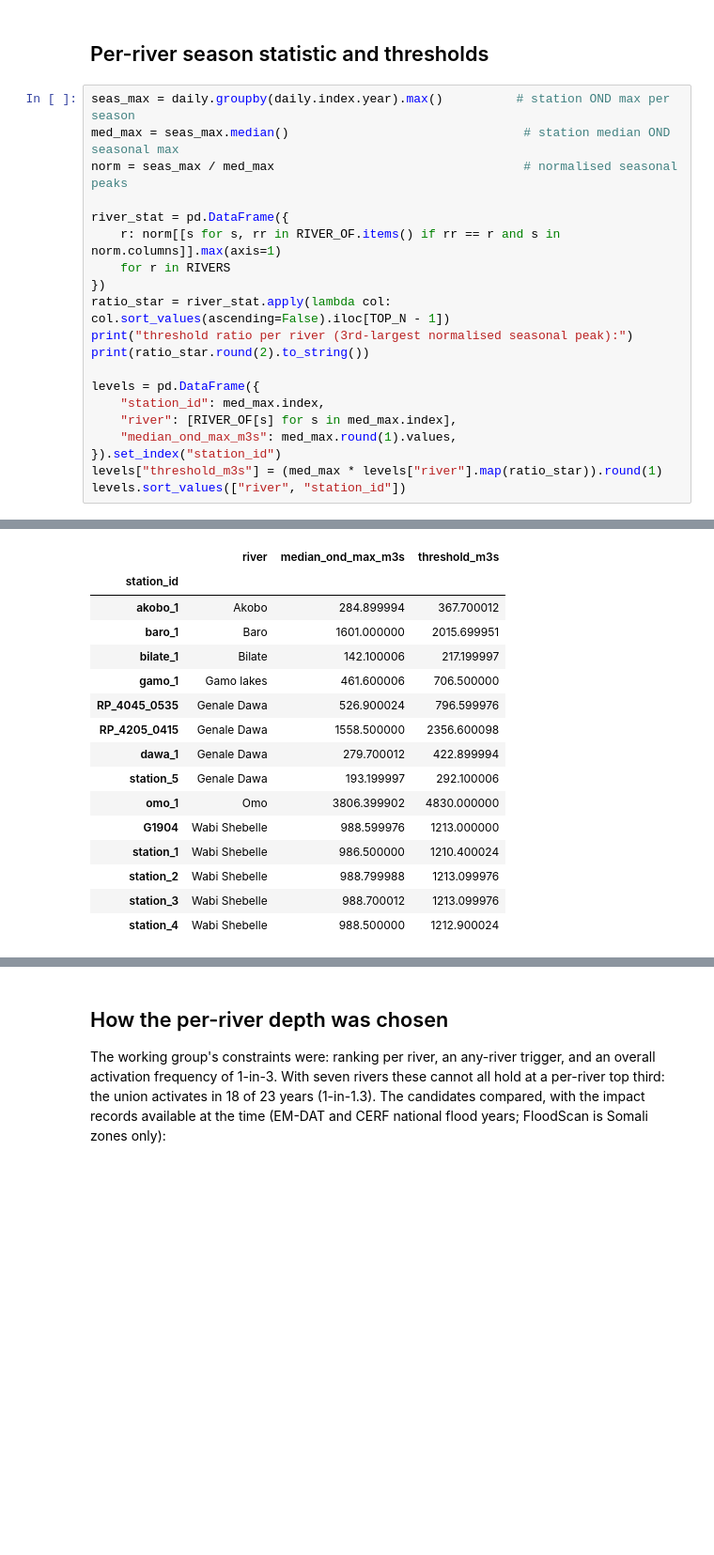
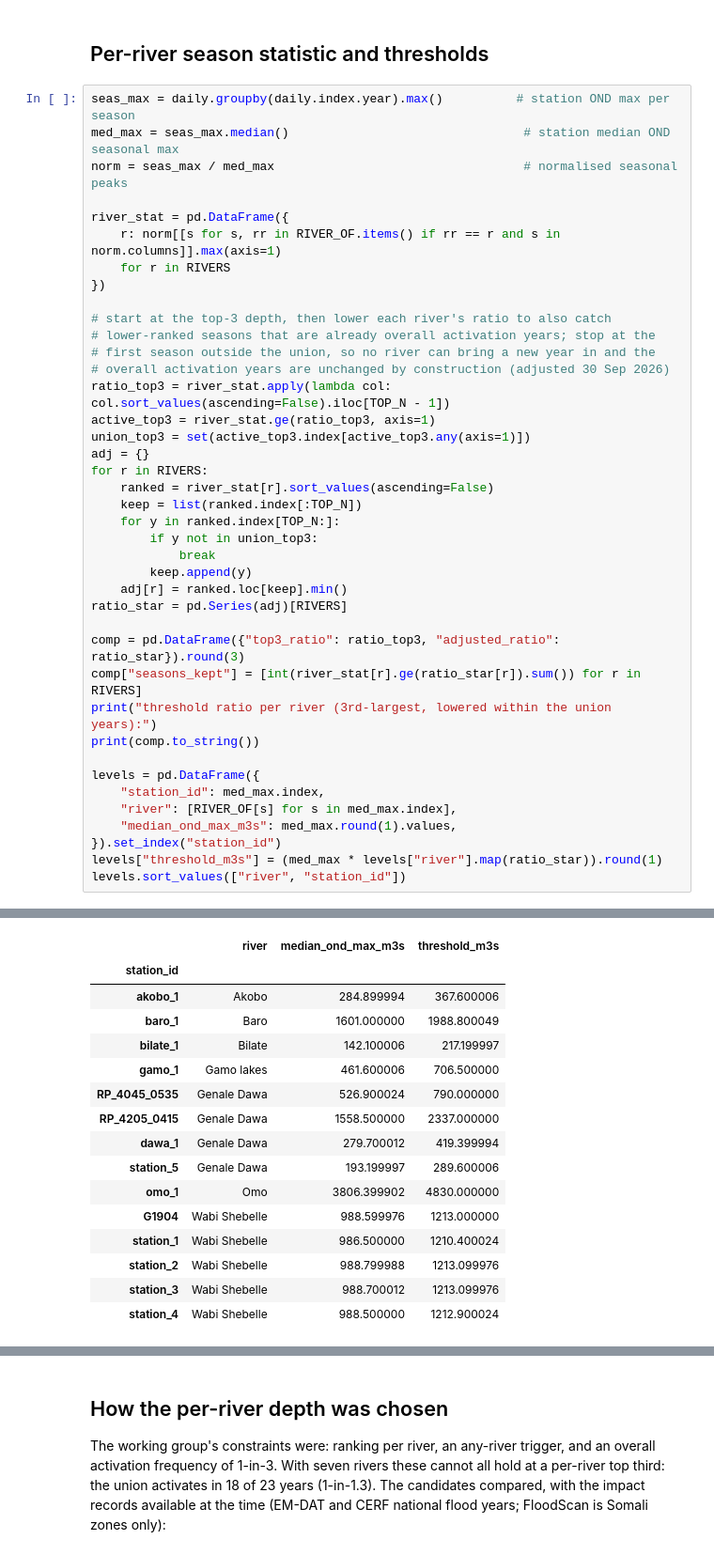
Before and after one commit to OCHA-DAP/ds-aa-eth-flooding, a Jupyter notebook: analysis/04_ond_trigger_design.ipynb, the cells around one changed output, grey strips where cells are left out. Shown at 94% size. Drawn from its saved outputs; the diff is of its cells as text; blank space fills up the shorter version.

```diff
--- a/analysis/04_ond_trigger_design.ipynb
+++ b/analysis/04_ond_trigger_design.ipynb
@@ -90,9 +93,29 @@ river_stat = pd.DataFrame({
     r: norm[[s for s, rr in RIVER_OF.items() if rr == r and s in norm.columns]].max(axis=1)
     for r in RIVERS
 })
-ratio_star = river_stat.apply(lambda col: col.sort_values(ascending=False).iloc[TOP_N - 1])
-print("threshold ratio per river (3rd-largest normalised seasonal peak):")
-print(ratio_star.round(2).to_string())
+
+# start at the top-3 depth, then lower each river's ratio to also catch
+# lower-ranked seasons that are already overall activation years; stop at the
+# first season outside the union, so no river can bring a new year in and the
+# overall activation years are unchanged by construction (adjusted 30 Sep 2026)
+ratio_top3 = river_stat.apply(lambda col: col.sort_values(ascending=False).iloc[TOP_N - 1])
+active_top3 = river_stat.ge(ratio_top3, axis=1)
+union_top3 = set(active_top3.index[active_top3.any(axis=1)])
+adj = {}
+for r in RIVERS:
+    ranked = river_stat[r].sort_values(ascending=False)
+    keep = list(ranked.index[:TOP_N])
+    for y in ranked.index[TOP_N:]:
+        if y not in union_top3:
+            break
+        keep.append(y)
+    adj[r] = ranked.loc[keep].min()
+ratio_star = pd.Series(adj)[RIVERS]
+
+comp = pd.DataFrame({"top3_ratio": ratio_top3, "adjusted_ratio": ratio_star}).round(3)
+comp["seasons_kept"] = [int(river_stat[r].ge(ratio_star[r]).sum()) for r in RIVERS]
+print("threshold ratio per river (3rd-largest, lowered within the union years):")
+print(comp.to_string())
 
 levels = pd.DataFrame({
     "station_id": med_max.index,
@@ -113,13 +137,13 @@ Akobo            1.29
 |  | river | median_ond_max_m3s | threshold_m3s |
 | station_id |  |  |  |
-| akobo_1 | Akobo | 284.899994 | 367.700012 |
-| baro_1 | Baro | 1601.000000 | 2015.699951 |
+| akobo_1 | Akobo | 284.899994 | 367.600006 |
+| baro_1 | Baro | 1601.000000 | 1988.800049 |
 | bilate_1 | Bilate | 142.100006 | 217.199997 |
 | gamo_1 | Gamo lakes | 461.600006 | 706.500000 |
-| RP_4045_0535 | Genale Dawa | 526.900024 | 796.599976 |
-| RP_4205_0415 | Genale Dawa | 1558.500000 | 2356.600098 |
-| dawa_1 | Genale Dawa | 279.700012 | 422.899994 |
-| station_5 | Genale Dawa | 193.199997 | 292.100006 |
+| RP_4045_0535 | Genale Dawa | 526.900024 | 790.000000 |
+| RP_4205_0415 | Genale Dawa | 1558.500000 | 2337.000000 |
+| dawa_1 | Genale Dawa | 279.700012 | 419.399994 |
+| station_5 | Genale Dawa | 193.199997 | 289.600006 |
 | omo_1 | Omo | 3806.399902 | 4830.000000 |
 | G1904 | Wabi Shebelle | 988.599976 | 1213.000000 |
 | station_1 | Wabi Shebelle | 986.500000 | 1210.400024 |
```
Also changed, not shown: parts of 7 cells of this notebook, 8 other files.
